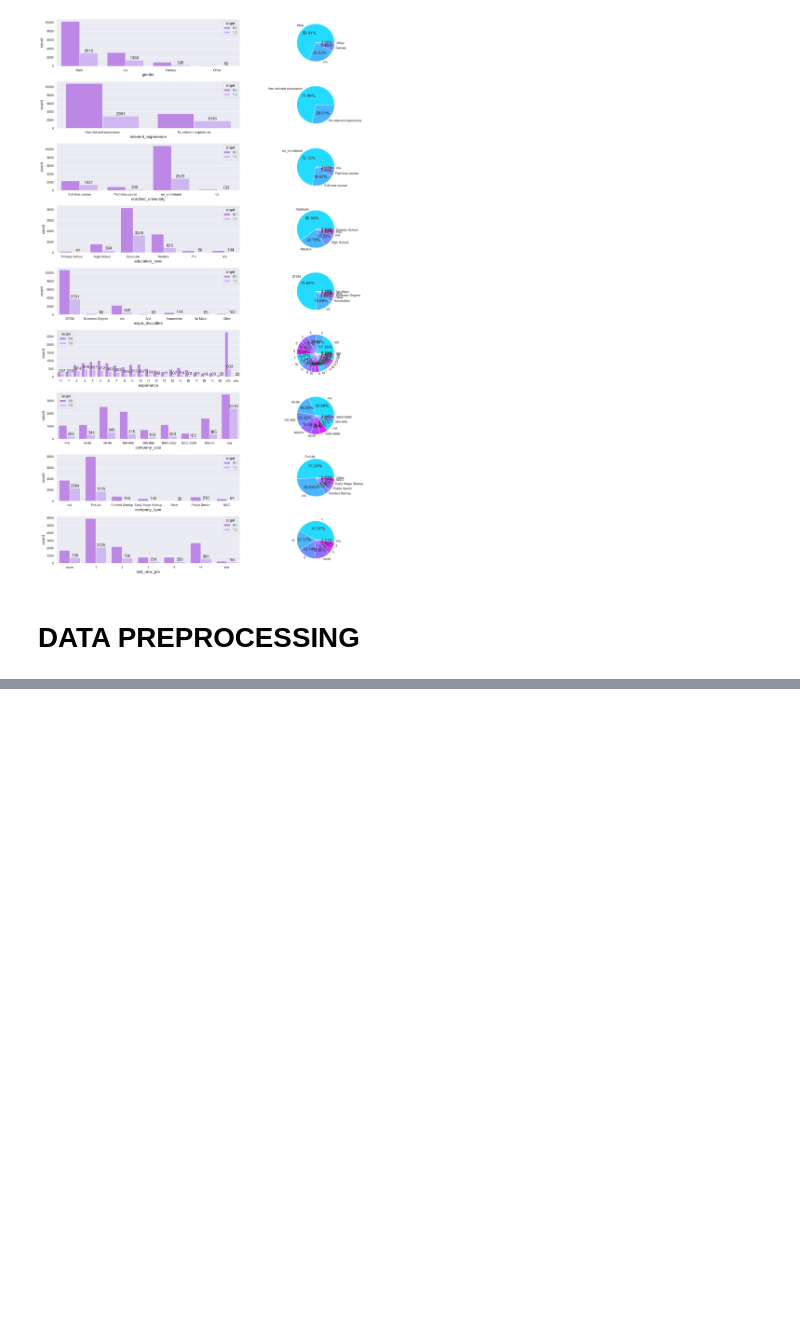
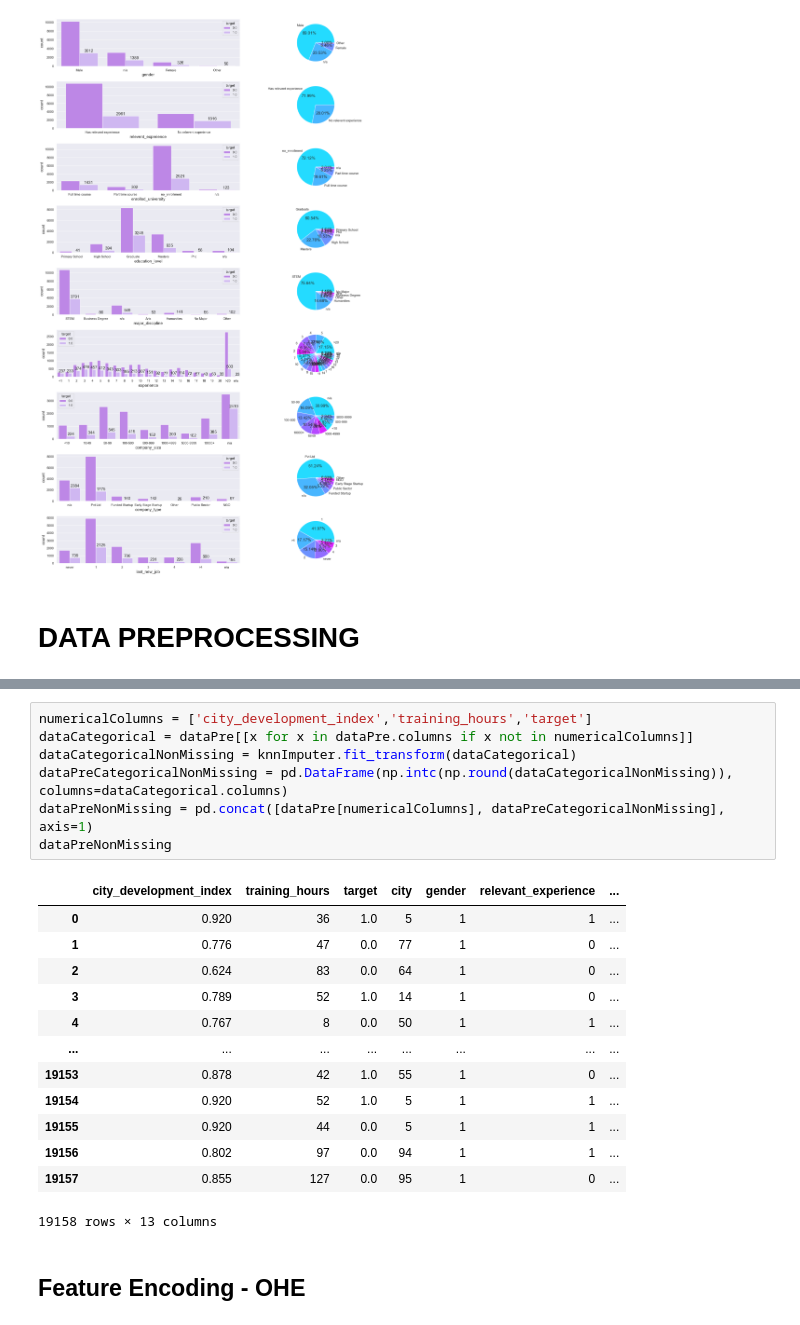
Before and after one commit to mrazakqq/HR-Analytics-Who-Will-Leave-The-Job, a Jupyter notebook: hr-analytics-who-will-leave-the-job.ipynb, the cells around one changed output, grey strips where cells are left out. Cells and saved outputs as stored; diff of their text form; blank space fills up the shorter version.

```diff
--- a/hr-analytics-who-will-leave-the-job.ipynb
+++ b/hr-analytics-who-will-leave-the-job.ipynb
@@ -459,0 +614,23 @@ plt.tight_layout()
+# %%
+numericalColumns = ['city_development_index','training_hours','target']
+dataCategorical = dataPre[[x for x in dataPre.columns if x not in numericalColumns]]
+dataCategoricalNonMissing = knnImputer.fit_transform(dataCategorical)
+dataPreCategoricalNonMissing = pd.DataFrame(np.intc(np.round(dataCategoricalNonMissing)), columns=dataCategorical.columns)
+dataPreNonMissing = pd.concat([dataPre[numericalColumns], dataPreCategoricalNonMissing], axis=1)
+dataPreNonMissing
+# %% [output]
+|  | city_development_index | training_hours | target | city | gender | relevant_experience | ... |
+| 0 | 0.920 | 36 | 1.0 | 5 | 1 | 1 | ... |
+| 1 | 0.776 | 47 | 0.0 | 77 | 1 | 0 | ... |
+| 2 | 0.624 | 83 | 0.0 | 64 | 1 | 0 | ... |
+| 3 | 0.789 | 52 | 1.0 | 14 | 1 | 0 | ... |
+| 4 | 0.767 | 8 | 0.0 | 50 | 1 | 1 | ... |
+| ... | ... | ... | ... | ... | ... | ... | ... |
+| 19153 | 0.878 | 42 | 1.0 | 55 | 1 | 0 | ... |
+| 19154 | 0.920 | 52 | 1.0 | 5 | 1 | 1 | ... |
+| 19155 | 0.920 | 44 | 0.0 | 5 | 1 | 1 | ... |
+| 19156 | 0.802 | 97 | 0.0 | 94 | 1 | 1 | ... |
+| 19157 | 0.855 | 127 | 0.0 | 95 | 1 | 0 | ... |
+19158 rows × 13 columns
+# %% [markdown]
+## **Feature Encoding - OHE**
```
Also changed, not shown: parts of 15 cells of this notebook.
